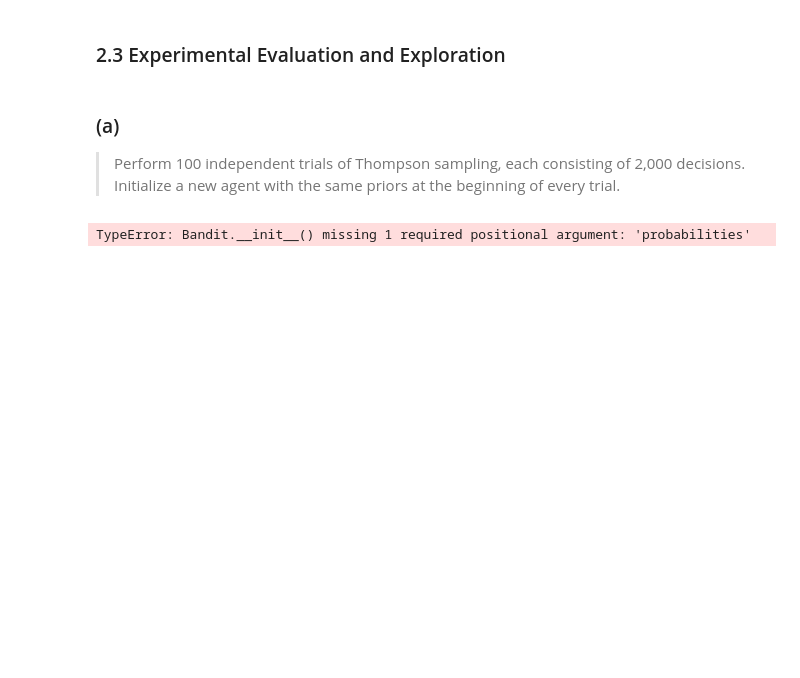
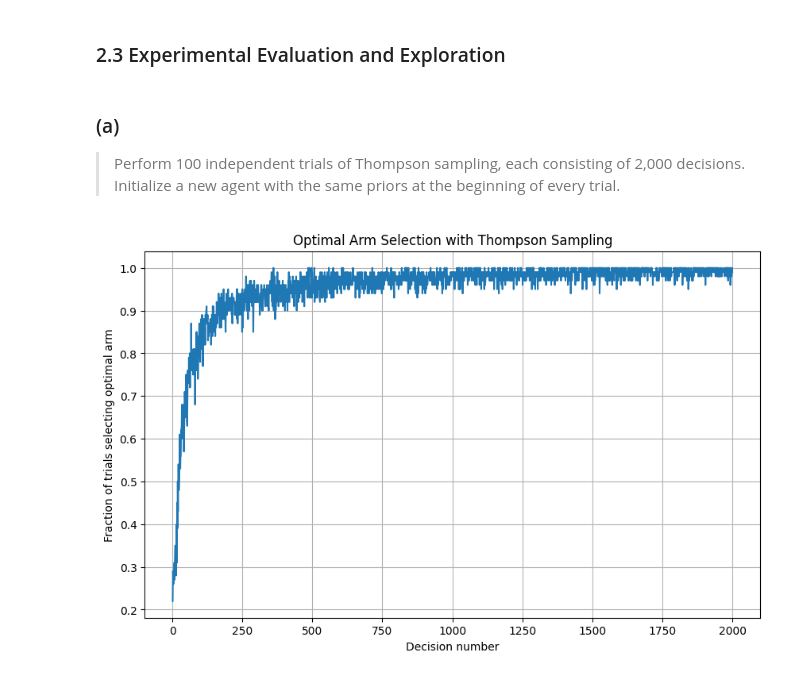
Before and after one commit to OFCLeoS/iml_2026, a Jupyter notebook: homework_2.ipynb, the cells around one changed output. Saved outputs shown, nothing was run; the diff lists cells and outputs as text; code cells hidden in the pictures; blank space fills up the shorter version.

Commit message:
Finished Homework 2 (requires testing and seeing it again)

```diff
--- a/homework_2.ipynb
+++ b/homework_2.ipynb
@@ -628,44 +636,42 @@ The more exploration is because of the sampling rate, if the sampling rate as lo
 # %%
 import numpy as np
 import matplotlib.pyplot as plt
 
 n_trials = 100
 n_decisions = 2000
 
-# Arm 5 has the highest true success probability (0.80)
+# We select Arm 5 at index 4, as it has the highest success probability, 0.80
 optimal_arm = 4
 
-# Store the arm selected at every decision in every trial
-selections = np.zeros((n_trials, n_decisions))
+arm_selections = np.zeros((n_trials, n_decisions))
 
-# Run 100 independent trials
-for j in range(n_trials):
+# Run 100 trials
+for trail_num in range(n_trials):
 
-    # Create a fresh bandit and agent for each trial
-    bandit = Bandit()
+    # We create a new bandit and agent for each trial
+    bandit = Bandit(given_probabilities)
     agent = ThompsonSampling(5)
 
-    for t in range(n_decisions):
+    for decision_num in range(n_decisions):
         arm = agent.select_arm()
-        reward = bandit.pull(arm)
+        reward = bandit.pull_arm(arm)
         agent.update(arm, reward)
 
-        selections[j, t] = arm
+        arm_selections[trail_num, decision_num] = arm
 
-# Check whether the optimal arm was selected
-optimal_selections = (selections == optimal_arm)
+# We create an array of 0's and 1's (True's and False's), where 1 means the optimial arm was successful, and 0 otherwise
+optimal_selections = (arm_selections == optimal_arm)
 
-# Calculate the fraction of trials selecting the optimal arm
-p_t = np.mean(optimal_selections, axis=0)
+# We calculate the fraction of trials selecting the optimal arm at a decision num
+pt = np.mean(optimal_selections, axis=0)
 
-# Plot the results
 plt.figure(figsize=(10, 6))
-plt.plot(range(1, n_decisions + 1), p_t)
+plt.plot(range(1, n_decisions + 1), pt)
 
-plt.xlabel("Decision t")
+plt.xlabel("Decision number")
 plt.ylabel("Fraction of trials selecting optimal arm")
-plt.title("Thompson Sampling: Optimal Arm Selection")
+plt.title("Optimal Arm Selection with Thompson Sampling")
 plt.grid()
 plt.show()
 # %% [output]
-TypeError: Bandit.__init__() missing 1 required positional argument: 'probabilities'
+[figure, added]
```
Also changed, not shown: parts of 19 cells of this notebook.
